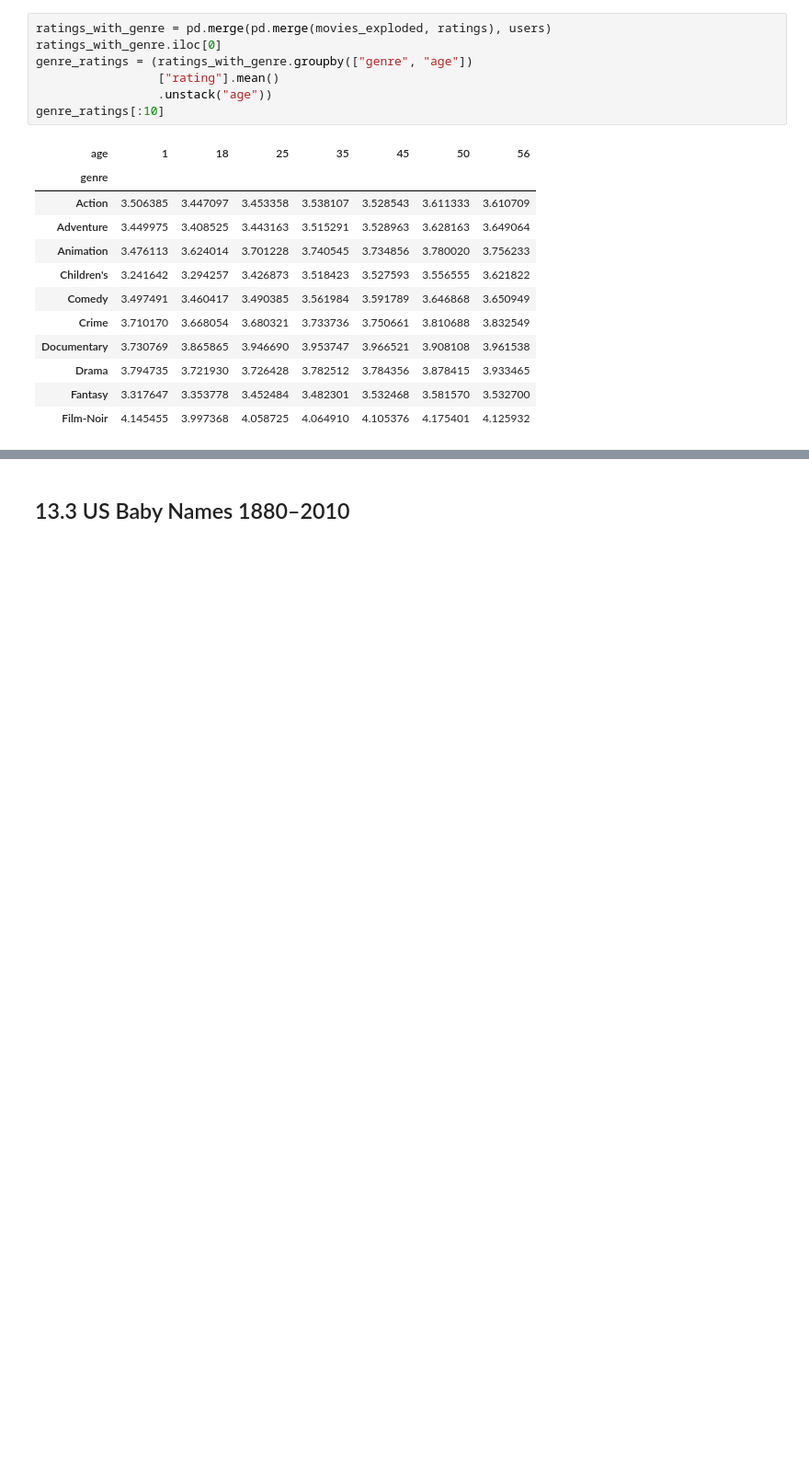
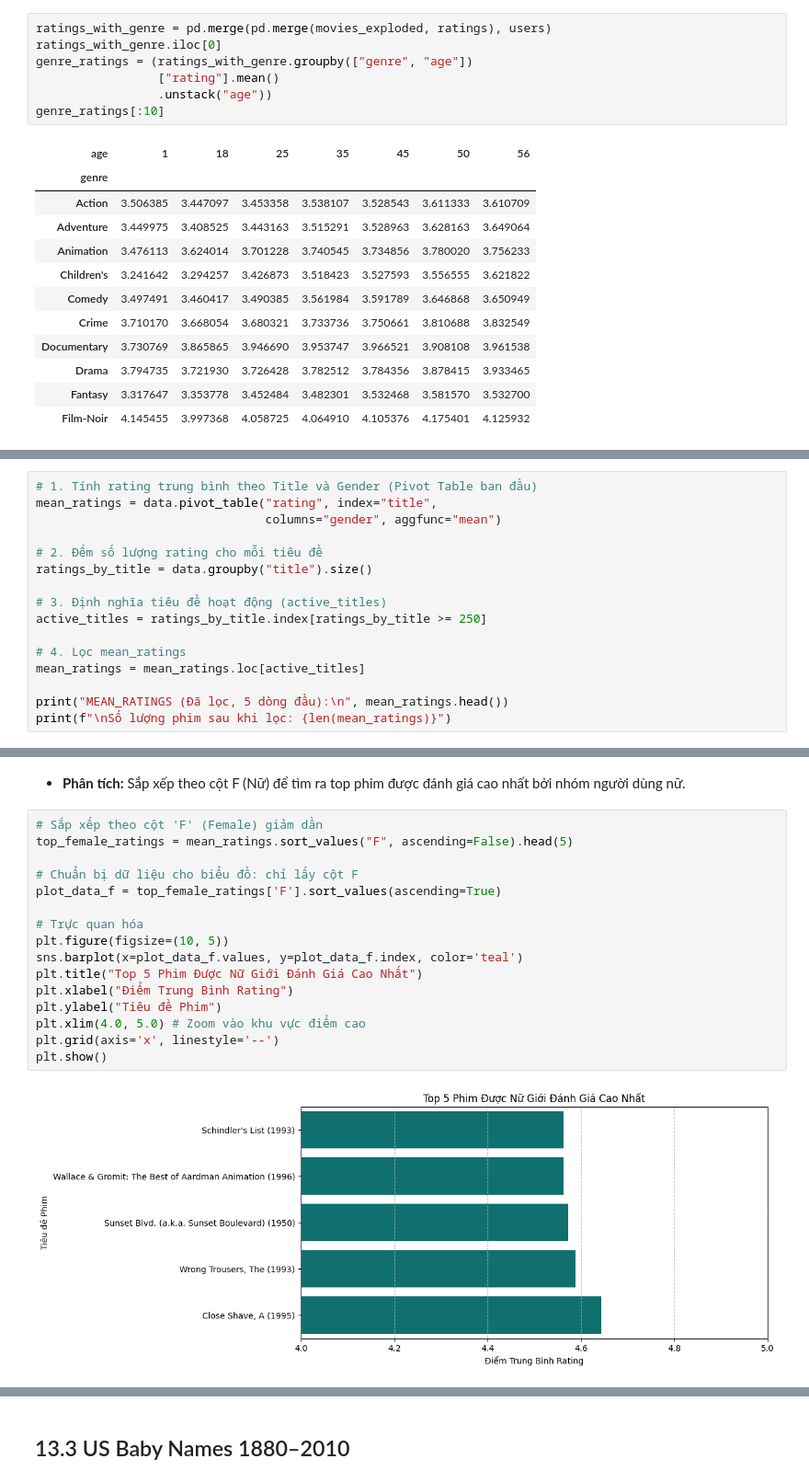
Before and after one commit to nguyenmaivy/DataAnalysis-PTDL, a Jupyter notebook: Lab2_DataAnalytics_NguyenHoangMaiVy_3122410490/ch13.ipynb, the cells around one changed output, grey strips where cells are left out. Shown at 92% size. Drawn from its saved outputs; the diff is of its cells as text; blank space fills up the shorter version.

```diff
--- a/Lab2_DataAnalytics_NguyenHoangMaiVy_3122410490/ch13.ipynb
+++ b/Lab2_DataAnalytics_NguyenHoangMaiVy_3122410490/ch13.ipynb
@@ -560,0 +668,16 @@ genre_ratings[:10]
+# %%
+# 1. Tính rating trung bình theo Title và Gender (Pivot Table ban đầu)
+mean_ratings = data.pivot_table("rating", index="title",
+                                columns="gender", aggfunc="mean")
+
+# 2. Đếm số lượng rating cho mỗi tiêu đề
+ratings_by_title = data.groupby("title").size()
+
+# 3. Định nghĩa tiêu đề hoạt động (active_titles)
+active_titles = ratings_by_title.index[ratings_by_title >= 250]
+
+# 4. Lọc mean_ratings
+mean_ratings = mean_ratings.loc[active_titles]
+
+print("MEAN_RATINGS (Đã lọc, 5 dòng đầu):\n", mean_ratings.head())
+print(f"\nSố lượng phim sau khi lọc: {len(mean_ratings)}")
@@ -560,0 +724,20 @@ genre_ratings[:10]
+# %% [markdown]
+- **Phân tích:** Sắp xếp theo cột F (Nữ) để tìm ra top phim được đánh giá cao nhất bởi nhóm người dùng nữ.
+# %%
+# Sắp xếp theo cột 'F' (Female) giảm dần
+top_female_ratings = mean_ratings.sort_values("F", ascending=False).head(5)
+
+# Chuẩn bị dữ liệu cho biểu đồ: chỉ lấy cột F
+plot_data_f = top_female_ratings['F'].sort_values(ascending=True)
+
+# Trực quan hóa
+plt.figure(figsize=(10, 5))
+sns.barplot(x=plot_data_f.values, y=plot_data_f.index, color='teal')
+plt.title("Top 5 Phim Được Nữ Giới Đánh Giá Cao Nhất")
+plt.xlabel("Điểm Trung Bình Rating")
+plt.ylabel("Tiêu đề Phim")
+plt.xlim(4.0, 5.0) # Zoom vào khu vực điểm cao
+plt.grid(axis='x', linestyle='--')
+plt.show()
+# %% [output]
+[figure, added]
```
Also changed, not shown: parts of 119 cells of this notebook.
